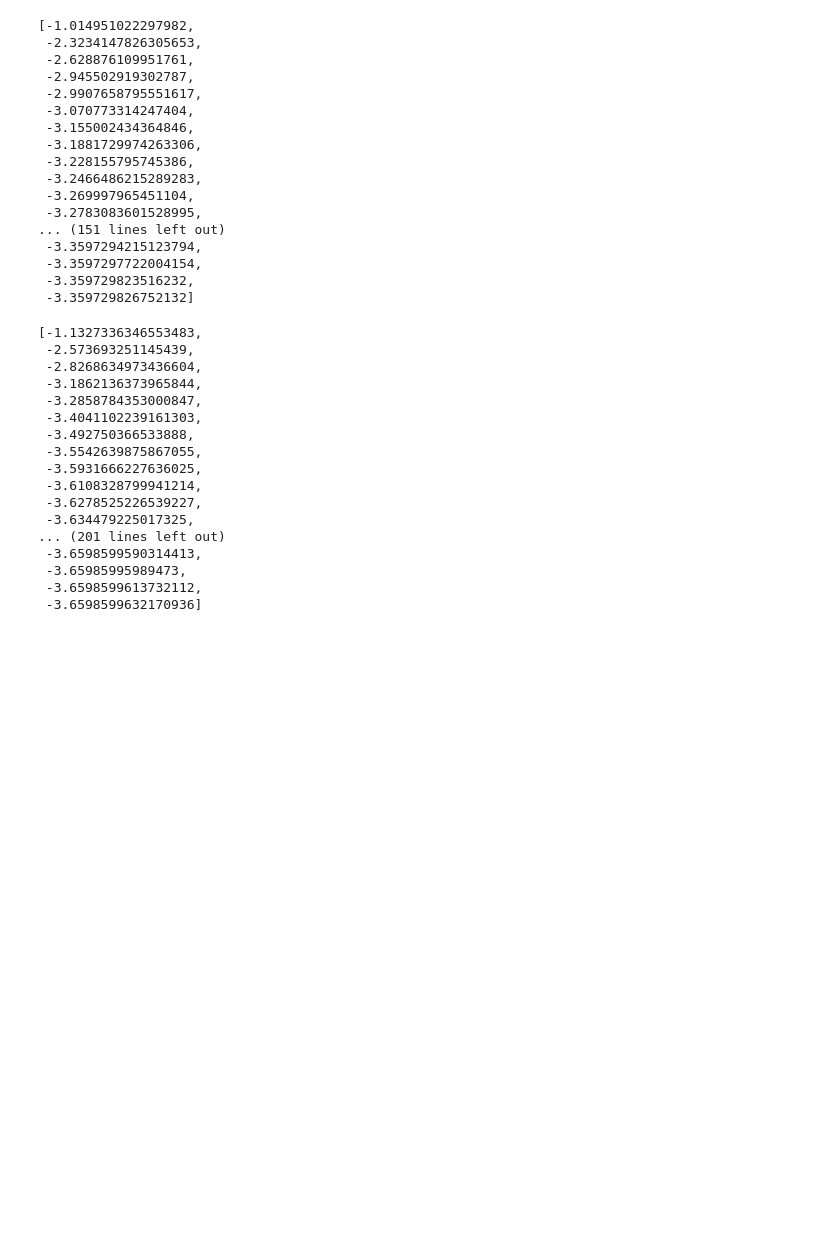
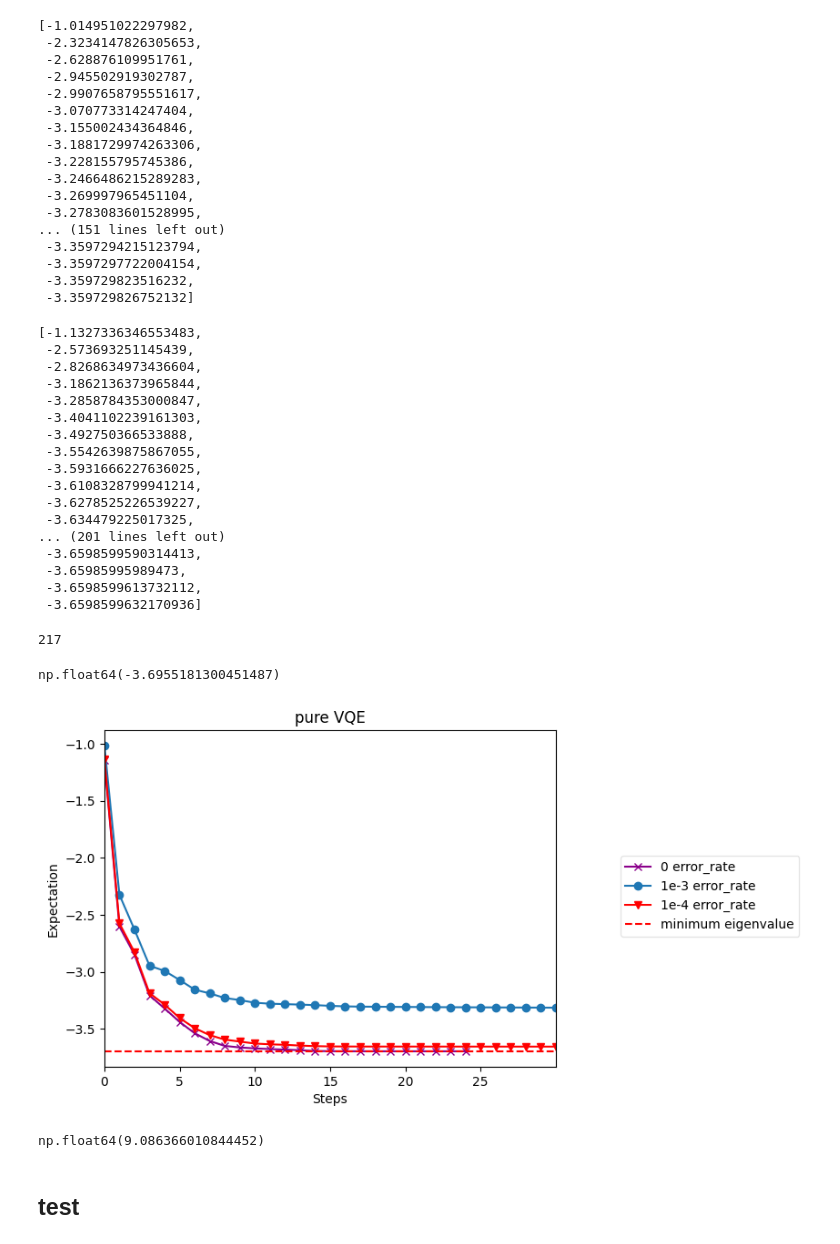
Before and after one commit to schauu/vqe_U, a Jupyter notebook: TrotterQRTE/VQE_cosine.ipynb, the cells around one changed output. Drawn from its saved outputs; the diff is of its cells as text; code cells hidden in the pictures; blank space fills up the shorter version.

```diff
--- a/TrotterQRTE/VQE_cosine.ipynb
+++ b/TrotterQRTE/VQE_cosine.ipynb
@@ -398,11 +398,11 @@ depth = 2
 error_rate = 0
 parameter = np.array(np.random.random(2*nqubits*depth))
 #ansatz_hamiltonian(nqubits, depth, parameter).draw('mpl')
-result_intermediate1 = []
+result_intermediate = []
 def callback(intermediate_result):
-    result_intermediate1.append(intermediate_result.fun)
+    result_intermediate.append(intermediate_result.fun)
 estimate_val_hva = minimize(cost_function, parameter, args=(nqubits, depth, error_rate), method="BFGS", tol=1e-5, options={'disp': False}, callback=callback)
-result_intermediate1
+result_intermediate
 # %% [output]
 [-1.146546132116061,
  -2.6028982372512375,
@@ -460,11 +460,11 @@ depth = 2
 error_rate = 1e-4
 parameter = np.array(np.random.random(2*nqubits*depth))
 #ansatz_hamiltonian(nqubits, depth, parameter).draw('mpl')
-result_intermediate1 = []
+result_intermediate2 = []
 def callback(intermediate_result):
-    result_intermediate1.append(intermediate_result.fun)
+    result_intermediate2.append(intermediate_result.fun)
 estimate_val_hva = minimize(cost_function, parameter, args=(nqubits, depth, error_rate), method="BFGS", tol=1e-5, options={'disp': False}, callback=callback)
-result_intermediate1
+result_intermediate2
 # %% [output]
 [-1.1327336346553483,
  -2.573693251145439,
@@ -483,3 +483,54 @@ result_intermediate1
  -3.65985995989473,
  -3.6598599613732112,
  -3.6598599632170936]
+# %%
+len(result_intermediate2)
+# %% [output]
+217
+# %%
+hamiltonian = get_hamiltonian(4)
+H_array = hamiltonian.to_matrix()
+eval, _ = np.linalg.eigh(H_array)
+# print(eval)
+emin = eval[0]
+emin
+# %% [output]
+np.float64(-3.6955181300451487)
+# %%
+x = np.linspace(0, 250)  # 11个点
+y = result_intermediate  # 只有6个点
+y1 = result_intermediate1
+y2 = result_intermediate2
+horizontal_line_value = emin
+# 创建figure和axes对象
+fig, ax = plt.subplots()
+# 使用axes对象绘制数据，不指定x值，默认使用索引
+ax.plot(y, label='0 error_rate', marker="x", c="darkmagenta", ls="-")
+ax.plot(y1, label='1e-3 error_rate', marker='o', linestyle='-')
+ax.plot(y2, label='1e-4 error_rate', marker="v", c="r", ls="-")
+ax.axhline(y=horizontal_line_value, color='r', linestyle='--', label='minimum eigenvalue')
+legend = fig.legend(
+            *ax.get_legend_handles_labels(),
+            bbox_to_anchor=(1.0, 0.5),
+            loc="center left",
+            framealpha=0.5,
+        )
+# 设置x轴刻度为索引值
+ax.set_xlim(0, 30)
+ax.set_xticks(np.arange(0, 30, 5))
+# 添加标题和标签
+ax.set_title('pure VQE')
+ax.set_xlabel('Steps')
+ax.set_ylabel('Expectation')
+# 显示网格
+ax.grid(False)
+# 展示图形
+plt.show()
+# %% [output]
+[figure, added]
+# %%
+abs(emin-result_intermediate1[-1])/abs(emin)*100
+# %% [output]
+np.float64(9.086366010844452)
+# %% [markdown]
+## test
```
Also changed, not shown: parts of 1 cell of this notebook, 2 other files.
